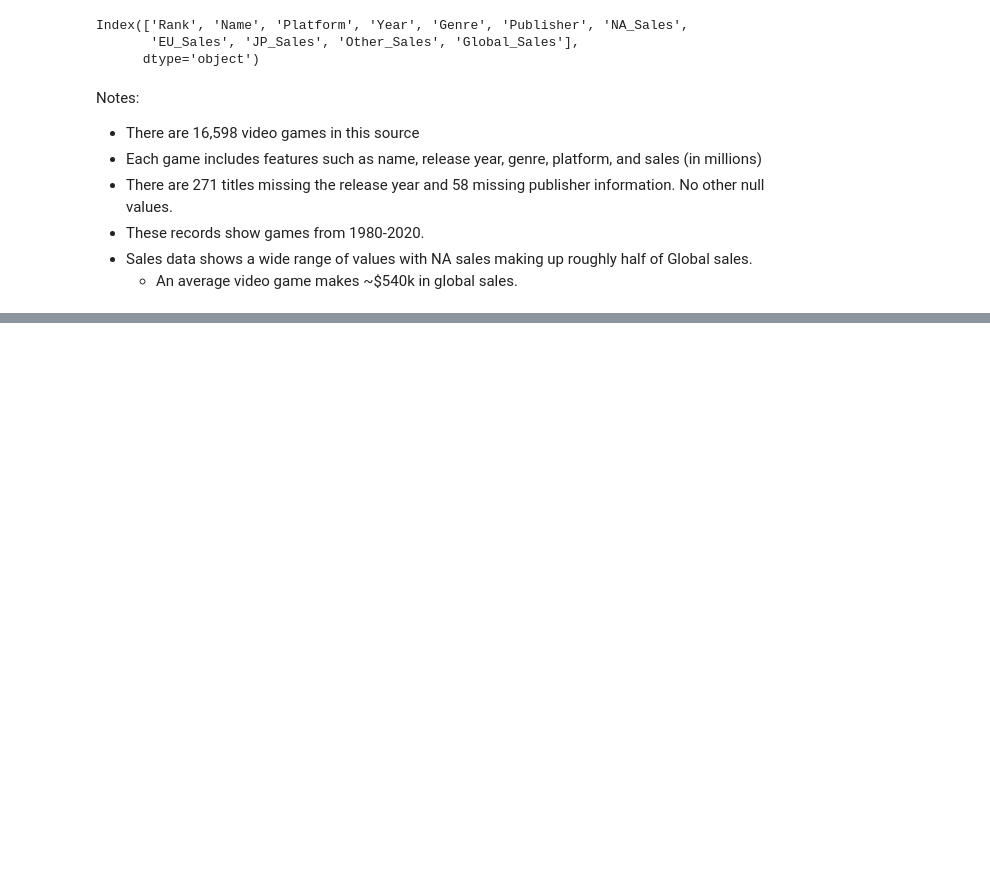
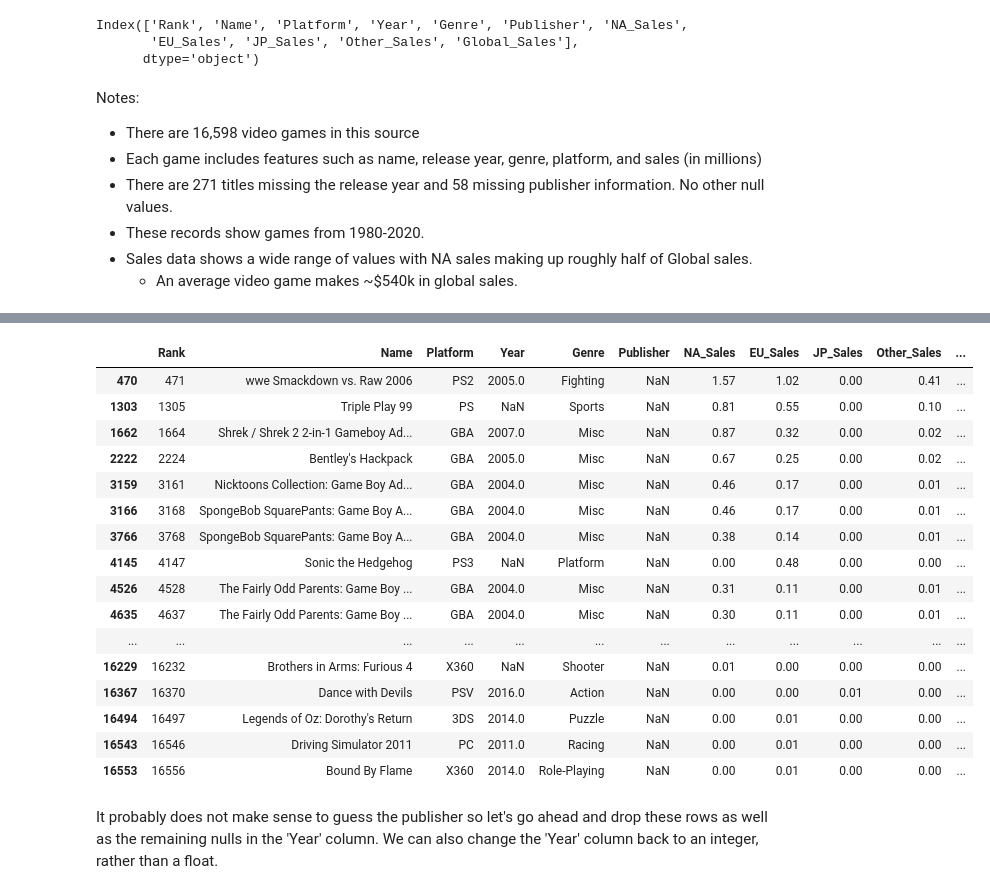
Before and after one commit to elijahlopez94/gaming_eda_and_machine_learning, a Jupyter notebook: video_games_eda.ipynb, the cells around one changed output, grey strips where cells are left out. Cells and saved outputs as stored; diff of their text form; code cells hidden in the pictures; blank space fills up the shorter version.

```diff
--- a/video_games_eda.ipynb
+++ b/video_games_eda.ipynb
@@ -79,0 +142,22 @@ Notes:
+# %%
+df.loc[df['Publisher'].isna()]
+# %% [output]
+|  | Rank | Name | Platform | Year | Genre | Publisher | NA_Sales | EU_Sales | JP_Sales | Other_Sales | ... |
+| 470 | 471 | wwe Smackdown vs. Raw 2006 | PS2 | 2005.0 | Fighting | NaN | 1.57 | 1.02 | 0.00 | 0.41 | ... |
+| 1303 | 1305 | Triple Play 99 | PS | NaN | Sports | NaN | 0.81 | 0.55 | 0.00 | 0.10 | ... |
+| 1662 | 1664 | Shrek / Shrek 2 2-in-1 Gameboy Ad... | GBA | 2007.0 | Misc | NaN | 0.87 | 0.32 | 0.00 | 0.02 | ... |
+| 2222 | 2224 | Bentley's Hackpack | GBA | 2005.0 | Misc | NaN | 0.67 | 0.25 | 0.00 | 0.02 | ... |
+| 3159 | 3161 | Nicktoons Collection: Game Boy Ad... | GBA | 2004.0 | Misc | NaN | 0.46 | 0.17 | 0.00 | 0.01 | ... |
+| 3166 | 3168 | SpongeBob SquarePants: Game Boy A... | GBA | 2004.0 | Misc | NaN | 0.46 | 0.17 | 0.00 | 0.01 | ... |
+| 3766 | 3768 | SpongeBob SquarePants: Game Boy A... | GBA | 2004.0 | Misc | NaN | 0.38 | 0.14 | 0.00 | 0.01 | ... |
+| 4145 | 4147 | Sonic the Hedgehog | PS3 | NaN | Platform | NaN | 0.00 | 0.48 | 0.00 | 0.00 | ... |
+| 4526 | 4528 | The Fairly Odd Parents: Game Boy ... | GBA | 2004.0 | Misc | NaN | 0.31 | 0.11 | 0.00 | 0.01 | ... |
+| 4635 | 4637 | The Fairly Odd Parents: Game Boy ... | GBA | 2004.0 | Misc | NaN | 0.30 | 0.11 | 0.00 | 0.01 | ... |
+| ... | ... | ... | ... | ... | ... | ... | ... | ... | ... | ... | ... |
+| 16229 | 16232 | Brothers in Arms: Furious 4 | X360 | NaN | Shooter | NaN | 0.01 | 0.00 | 0.00 | 0.00 | ... |
+| 16367 | 16370 | Dance with Devils | PSV | 2016.0 | Action | NaN | 0.00 | 0.00 | 0.01 | 0.00 | ... |
+| 16494 | 16497 | Legends of Oz: Dorothy's Return | 3DS | 2014.0 | Puzzle | NaN | 0.00 | 0.01 | 0.00 | 0.00 | ... |
+| 16543 | 16546 | Driving Simulator 2011 | PC | 2011.0 | Racing | NaN | 0.00 | 0.01 | 0.00 | 0.00 | ... |
+| 16553 | 16556 | Bound By Flame | X360 | 2014.0 | Role-Playing | NaN | 0.00 | 0.01 | 0.00 | 0.00 | ... |
+# %% [markdown]
+It probably does not make sense to guess the publisher so let's go ahead and drop these rows as well as the remaining nulls in the 'Year' column. We can also change the 'Year' column back to an integer, rather than a float.
```
Also changed, not shown: parts of 17 cells of this notebook.
